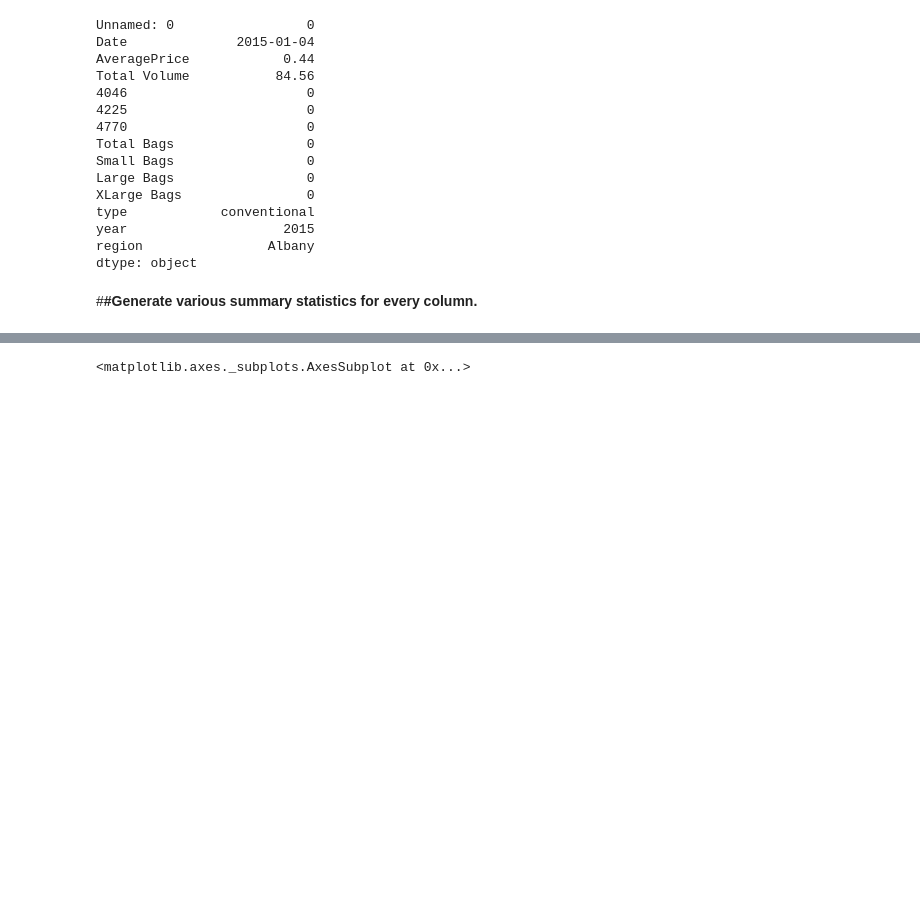
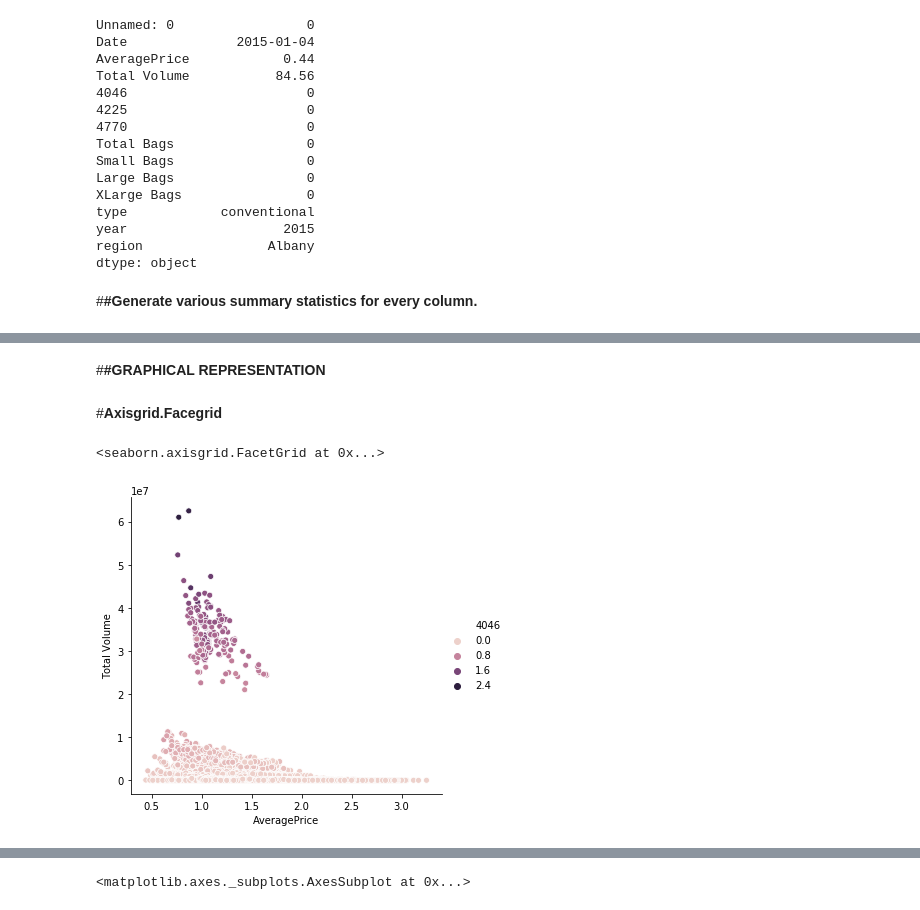
Before and after one commit to 19pa1a0451/Gollapudi-sandeep, a Jupyter notebook: legends.ipynb, the cells around one changed output, grey strips where cells are left out. Drawn from its saved outputs; the diff is of its cells as text; code cells hidden in the pictures; blank space fills up the shorter version.

```diff
--- a/legends.ipynb
+++ b/legends.ipynb
@@ -104,6 +134,6 @@ The dataset choosen in below gives the information regarding avocado prices.
 # %%
 import pandas as pd
-m=pd.read_csv("m.csv'")
+m=pd.read_csv("m")
 m
 # %% [output]
 |  | Unnamed: 0 | Date | AveragePrice | Total Volume | 4046 | 4225 | 4770 | Total Bags | Small Bags | ... |
@@ -304,0 +595,2 @@ m.describe()
+# %% [markdown]
+#**#GRAPHICAL REPRESENTATION**
@@ -304,0 +599,7 @@ m.describe()
+# %% [markdown]
+#**Axisgrid.Facegrid**
+# %%
+sns.relplot(x='AveragePrice',y='Total Volume',hue='4046',data=m)
+# %% [output]
+<seaborn.axisgrid.FacetGrid at 0x...>
+[figure, added]
```
Also changed, not shown: parts of 47 cells of this notebook.
